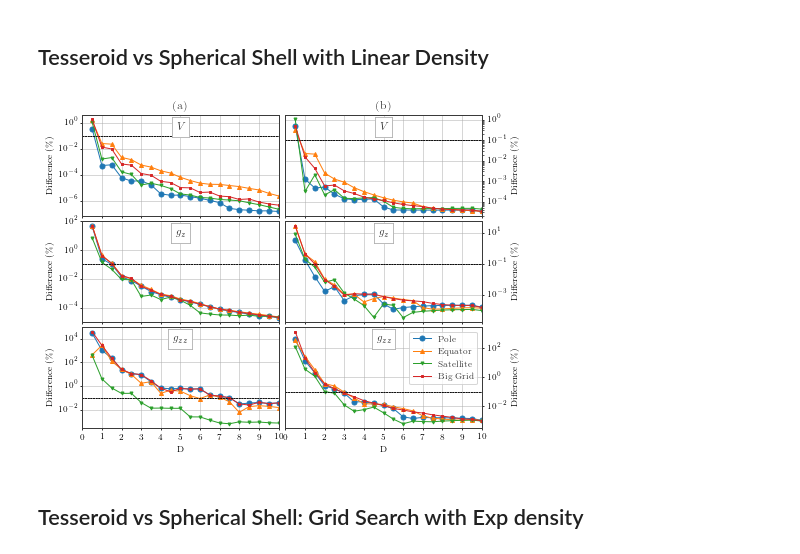
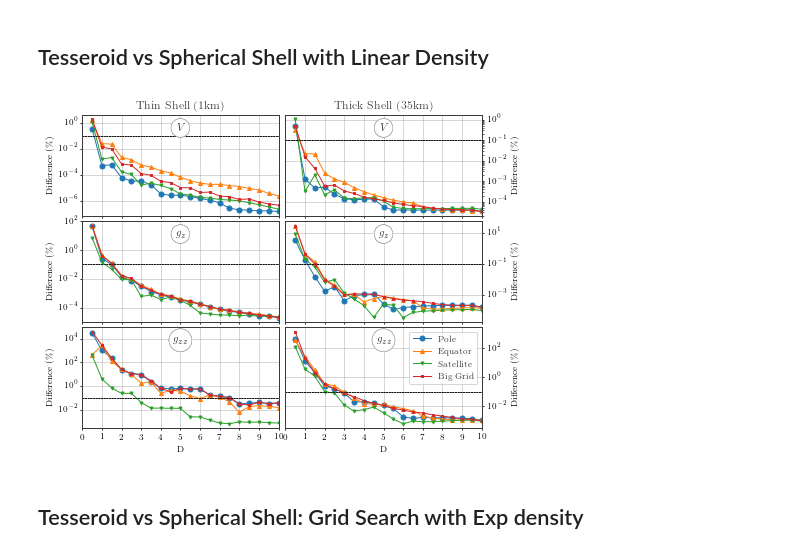
Before and after one commit to pinga-lab/tesseroid-variable-density, a Jupyter notebook: code/notebooks/08-plot-figures.ipynb, the cells around one changed output. Cells and saved outputs as stored; diff of their text form; code cells hidden in the pictures.

```diff
--- a/code/notebooks/08-plot-figures.ipynb
+++ b/code/notebooks/08-plot-figures.ipynb
@@ -261,12 +261,13 @@ for ax, field, title in zip(axes, fields, titles):
         D_values, diff = diffs['D_values'], diffs['diffs']
         ax.plot(D_values, diff, style, markersize=ms,
                 color=c, label=label)
-        ax.text(0.5, 0.88, title, fontsize=11,
+        ax.text(0.5, 0.87, title, fontsize=11,
                 horizontalalignment='center',
                 verticalalignment='center',
                 bbox={'facecolor': 'w',
                       'edgecolor': '#9b9b9b',
-                      'linewidth': 0.5, 'pad': 5},
+                      'linewidth': 0.5, 'pad': 5,
+                      'boxstyle': 'circle, pad=0.4'},
                 transform=ax.transAxes)
         ax.plot([0, 10], [1e-1, 1e-1], '--',
                 color='k', linewidth=0.5)
@@ -279,7 +280,7 @@ ax = axes[-1]
 ax.set_xlabel(r"D")
 ax.set_xlim(0, 10)
 ax.set_xticks(np.arange(0, 11, 1))
-axes[0].set_title('(a)')
+axes[0].set_title('Thin Shell (1km)')
 
 
 # Thick Shell
@@ -296,37 +297,38 @@ for ax, field, title in zip(axes, fields, titles):
     for grid, style, c, label, ms in zip(grids, styles, colors, labels, msize):
         diffs = np.load('results/linear-D/' + field + '-' + grid + '-thick-differences.npz')
         D_values, diff = diffs['D_values'], diffs['diffs']
         ax.plot(D_values, diff, style, markersize=ms,
                 color=c, label=label)
-        ax.text(0.5, 0.88, title, fontsize=11,
+        ax.text(0.5, 0.87, title, fontsize=11,
                 horizontalalignment='center',
                 verticalalignment='center',
                 bbox={'facecolor': 'w',
                       'edgecolor': '#9b9b9b',
-                      'linewidth': 0.5, 'pad': 5},
+                      'linewidth': 0.5, 'pad': 5,
+                      'boxstyle': 'circle, pad=0.4'},
                 transform=ax.transAxes)
         ax.plot([0, 10], [1e-1, 1e-1], '--',
                 color='k', linewidth=0.5)
         ax.set_yscale('log')
         ax.yaxis.tick_right()
         ax.yaxis.set_label_position('right')
         ax.set_yticks(ax.get_yticks()[2:-2])
         ax.set_ylabel('Difference (\%)')
         ax.grid(True, linewidth=0.5, color='#aeaeae')
         ax.set_axisbelow(True)
 
 ax = axes[-1]
 ax.set_xlabel(r"D")
 ax.set_xlim(0, 10)
 ax.set_xticks(np.arange(0, 11, 1))
 ax.legend()
-axes[0].set_title('(b)')
+axes[0].set_title('Thick Shell (35km)')
 
 plt.tight_layout(pad=0.3, h_pad=0, w_pad=0)
 plt.savefig('../../manuscript/figures/linear-D.pdf')
 plt.show()
 # %% [output]
-[figure, old version]
+[figure, new version]
 # %% [markdown]
 ## Tesseroid vs Spherical Shell: Grid Search with Exp density
 # %%
```
Also changed, not shown: parts of 3 cells of this notebook, 3 other files.
